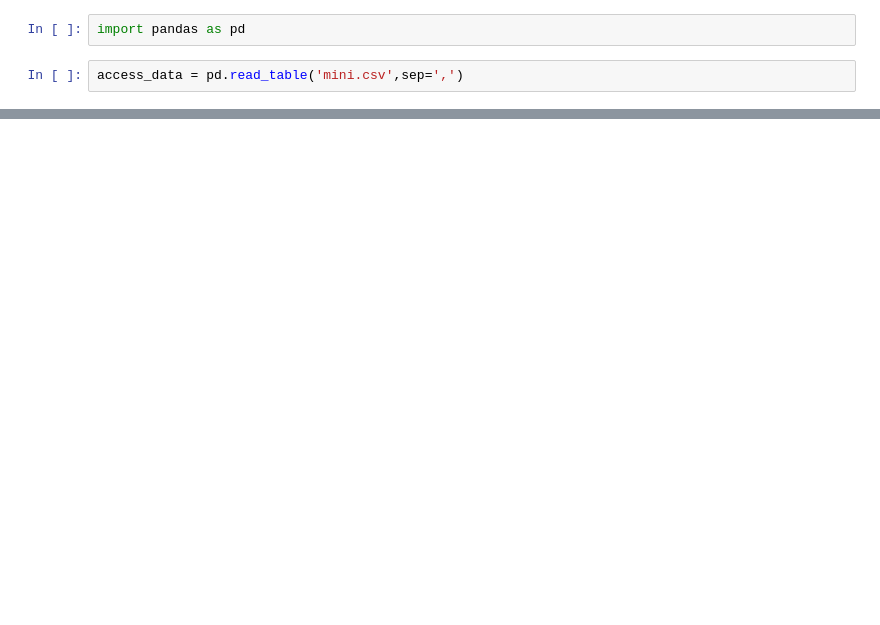
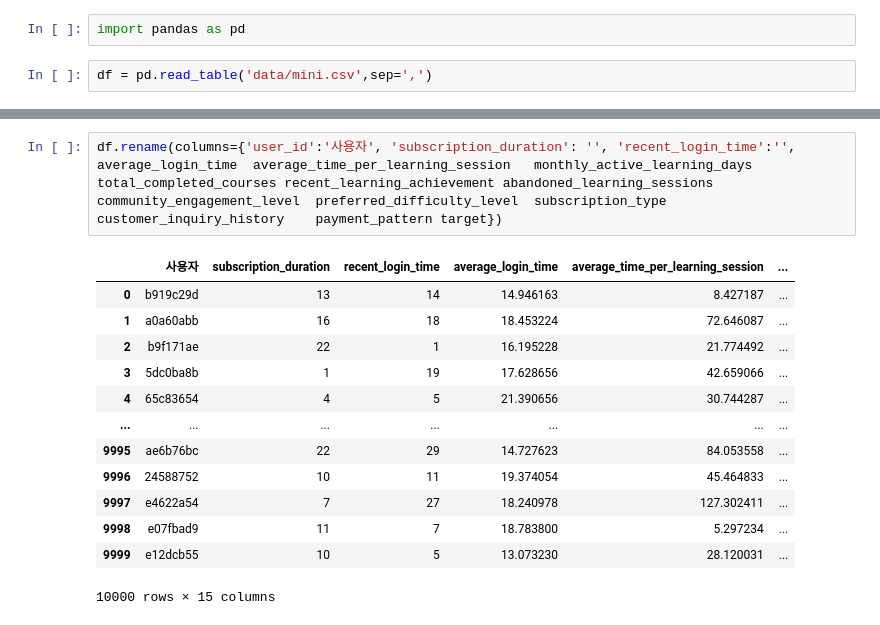
Before and after one commit to mongmongmang/WASSUP2, a Jupyter notebook: 05_Data_Analysis/DA_Mini_Project.ipynb, the cells around one changed output, grey strips where cells are left out. Drawn from its saved outputs; the diff is of its cells as text; blank space fills up the shorter version.

```diff
--- a/05_Data_Analysis/DA_Mini_Project.ipynb
+++ b/05_Data_Analysis/DA_Mini_Project.ipynb
@@ -36,4 +50,4 @@
 # %%
 import pandas as pd
 # %%
-access_data = pd.read_table('mini.csv',sep=',')
+df = pd.read_table('data/mini.csv',sep=',')
@@ -41,0 +97,16 @@ FileNotFoundError: [Errno 2] No such file or directory: 'mini.csv'
+# %%
+df.rename(columns={'user_id':'사용자', 'subscription_duration': '', 'recent_login_time':'', average_login_time	average_time_per_learning_session	monthly_active_learning_days	total_completed_courses	recent_learning_achievement	abandoned_learning_sessions	community_engagement_level	preferred_difficulty_level	subscription_type	customer_inquiry_history	payment_pattern	target})
+# %% [output]
+|  | 사용자 | subscription_duration | recent_login_time | average_login_time | average_time_per_learning_session | ... |
+| 0 | b919c29d | 13 | 14 | 14.946163 | 8.427187 | ... |
+| 1 | a0a60abb | 16 | 18 | 18.453224 | 72.646087 | ... |
+| 2 | b9f171ae | 22 | 1 | 16.195228 | 21.774492 | ... |
+| 3 | 5dc0ba8b | 1 | 19 | 17.628656 | 42.659066 | ... |
+| 4 | 65c83654 | 4 | 5 | 21.390656 | 30.744287 | ... |
+| ... | ... | ... | ... | ... | ... | ... |
+| 9995 | ae6b76bc | 22 | 29 | 14.727623 | 84.053558 | ... |
+| 9996 | 24588752 | 10 | 11 | 19.374054 | 45.464833 | ... |
+| 9997 | e4622a54 | 7 | 27 | 18.240978 | 127.302411 | ... |
+| 9998 | e07fbad9 | 11 | 7 | 18.783800 | 5.297234 | ... |
+| 9999 | e12dcb55 | 10 | 5 | 13.073230 | 28.120031 | ... |
+10000 rows × 15 columns
```
Also changed, not shown: parts of 7 cells of this notebook, 1 other file.
